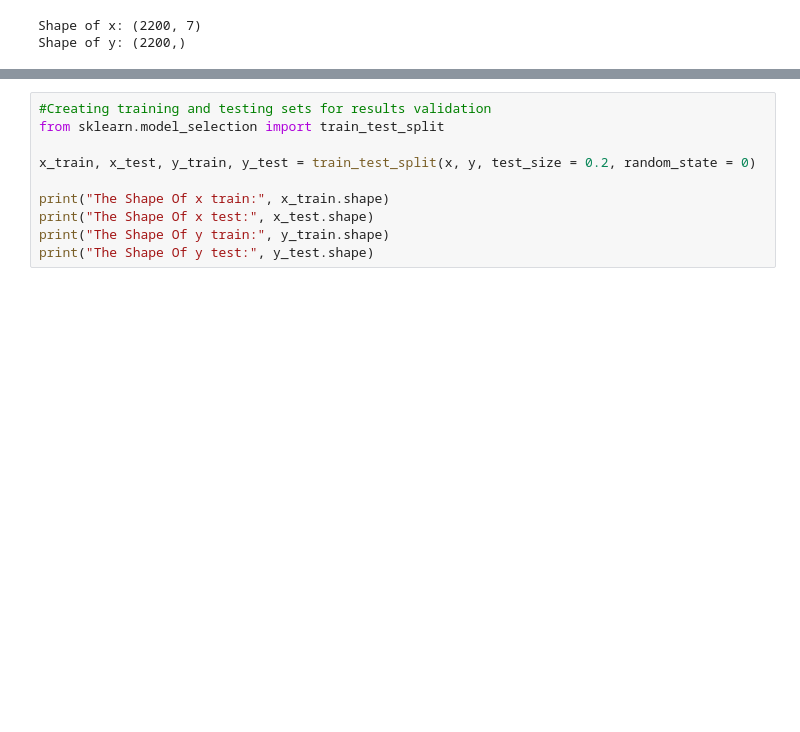
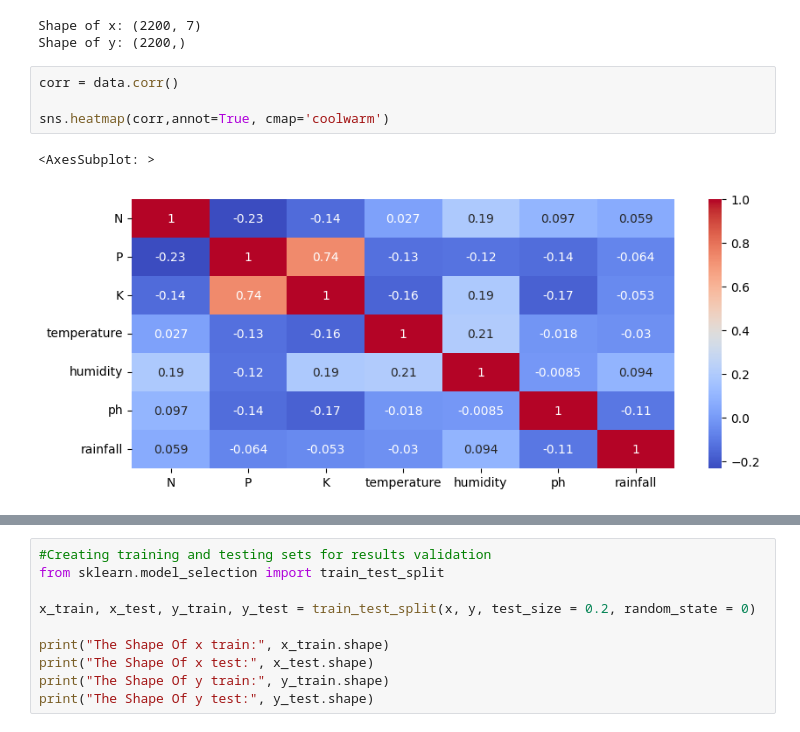
Before and after one commit to Sandesh-Gadal/agricultural-crop-recommendation, a Jupyter notebook: Crop_recommendation.ipynb, the cells around one changed output, grey strips where cells are left out. Drawn from its saved outputs; the diff is of its cells as text; blank space fills up the shorter version.

```diff
--- a/Crop_recommendation.ipynb
+++ b/Crop_recommendation.ipynb
@@ -320,3 +320,10 @@ print("Shape of y:", y.shape)
 # %% [output]
 Shape of x: (2200, 7)
 Shape of y: (2200,)
+# %%
+corr = data.corr()
+
+sns.heatmap(corr,annot=True, cmap='coolwarm')
+# %% [output]
+<AxesSubplot: >
+[figure, added]
```
Also changed, not shown: parts of 8 cells of this notebook, 1 other file.
